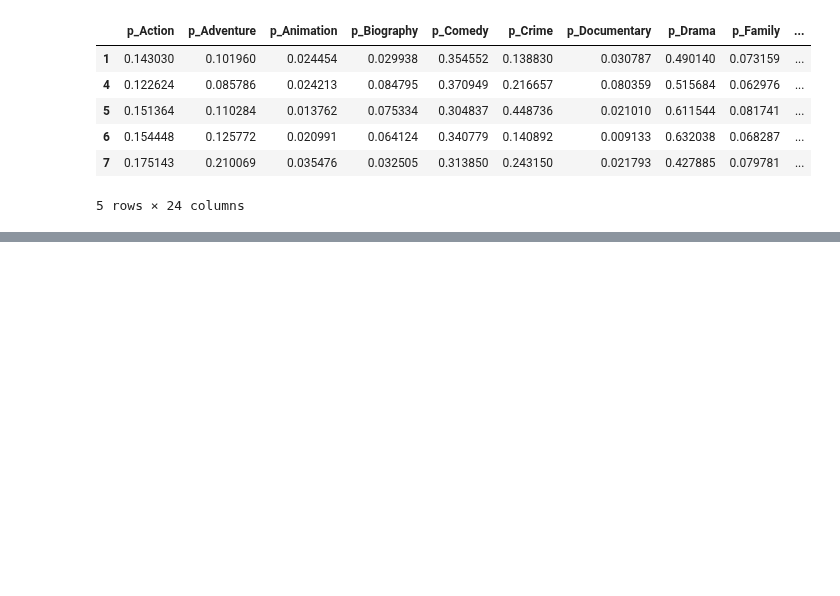
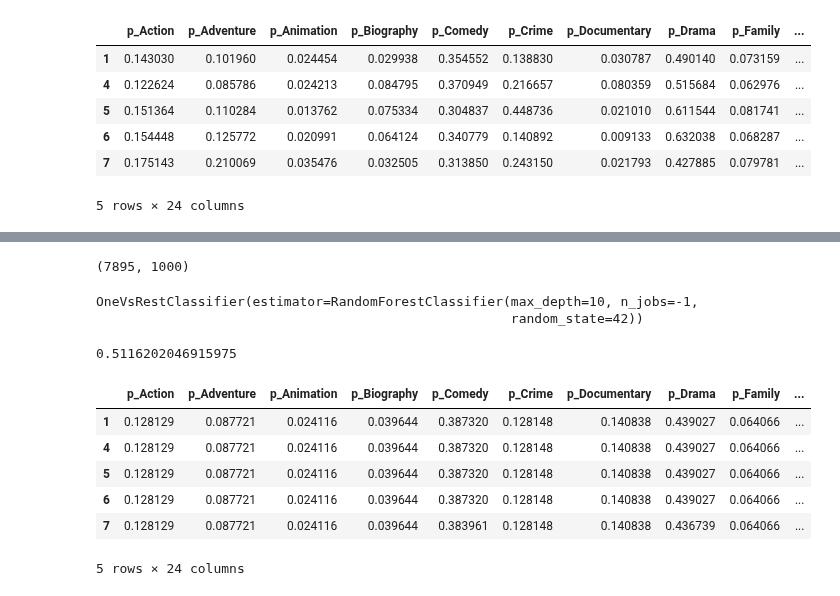
Before and after one commit to AndresAriasG/MIAD_ML_NLP_2023, a Jupyter notebook: Semana 7/S7P1_proyecto2.ipynb, the cells around one changed output, grey strips where cells are left out. Cells and saved outputs as stored; diff of their text form; code cells hidden in the pictures; blank space fills up the shorter version.

```diff
--- a/Semana 7/S7P1_proyecto2.ipynb
+++ b/Semana 7/S7P1_proyecto2.ipynb
@@ -227,0 +248,8 @@ res.head()
+# %%
+# Celda 4
+TfiVec = TfidfVectorizer(max_features=1000)
+# %%
+XtfiVec = TfiVec.fit_transform(dataTraining['plot'])
+XtfiVec.shape
+# %% [output]
+(7895, 1000)
@@ -227,0 +262,6 @@ res.head()
+# %%
+#Entrenamos el modelo
+tfclf.fit(Xtraintf, ytraintf)
+# %% [output]
+OneVsRestClassifier(estimator=RandomForestClassifier(max_depth=10, n_jobs=-1,
+                                                     random_state=42))
@@ -227,0 +271,28 @@ res.head()
+# %%
+# Impresión del desempeño del modelo
+roc_auc_score(ytesttf, yPredtf, average='macro')
+# %% [output]
+0.5116202046915975
+# %%
+# transformación variables predictoras X del conjunto de test
+Xtestdtmtf = TfiVec.transform(dataTesting['plot'])
+
+cols = ['p_Action', 'p_Adventure', 'p_Animation', 'p_Biography', 'p_Comedy', 'p_Crime', 'p_Documentary', 'p_Drama', 'p_Family',
+        'p_Fantasy', 'p_Film-Noir', 'p_History', 'p_Horror', 'p_Music', 'p_Musical', 'p_Mystery', 'p_News', 'p_Romance',
+        'p_Sci-Fi', 'p_Short', 'p_Sport', 'p_Thriller', 'p_War', 'p_Western']
+# %%
+# Predicción del conjunto de test
+ypredtestgenrestf = Cvclf.predict_proba(Xtestdtmtf)
+# %%
+# Guardar predicciones en formato exigido en la competencia de kaggle
+restf = pd.DataFrame(ypredtestgenrestf , index=dataTesting.index, columns=cols)
+restf.to_csv('pred_genres_text_tf.csv', index_label='ID')
+restf.head()
+# %% [output]
+|  | p_Action | p_Adventure | p_Animation | p_Biography | p_Comedy | p_Crime | p_Documentary | p_Drama | p_Family | ... |
+| 1 | 0.128129 | 0.087721 | 0.024116 | 0.039644 | 0.387320 | 0.128148 | 0.140838 | 0.439027 | 0.064066 | ... |
+| 4 | 0.128129 | 0.087721 | 0.024116 | 0.039644 | 0.387320 | 0.128148 | 0.140838 | 0.439027 | 0.064066 | ... |
+| 5 | 0.128129 | 0.087721 | 0.024116 | 0.039644 | 0.387320 | 0.128148 | 0.140838 | 0.439027 | 0.064066 | ... |
+| 6 | 0.128129 | 0.087721 | 0.024116 | 0.039644 | 0.387320 | 0.128148 | 0.140838 | 0.439027 | 0.064066 | ... |
+| 7 | 0.128129 | 0.087721 | 0.024116 | 0.039644 | 0.383961 | 0.128148 | 0.140838 | 0.436739 | 0.064066 | ... |
+5 rows × 24 columns
```
Also changed, not shown: parts of 23 cells of this notebook.
